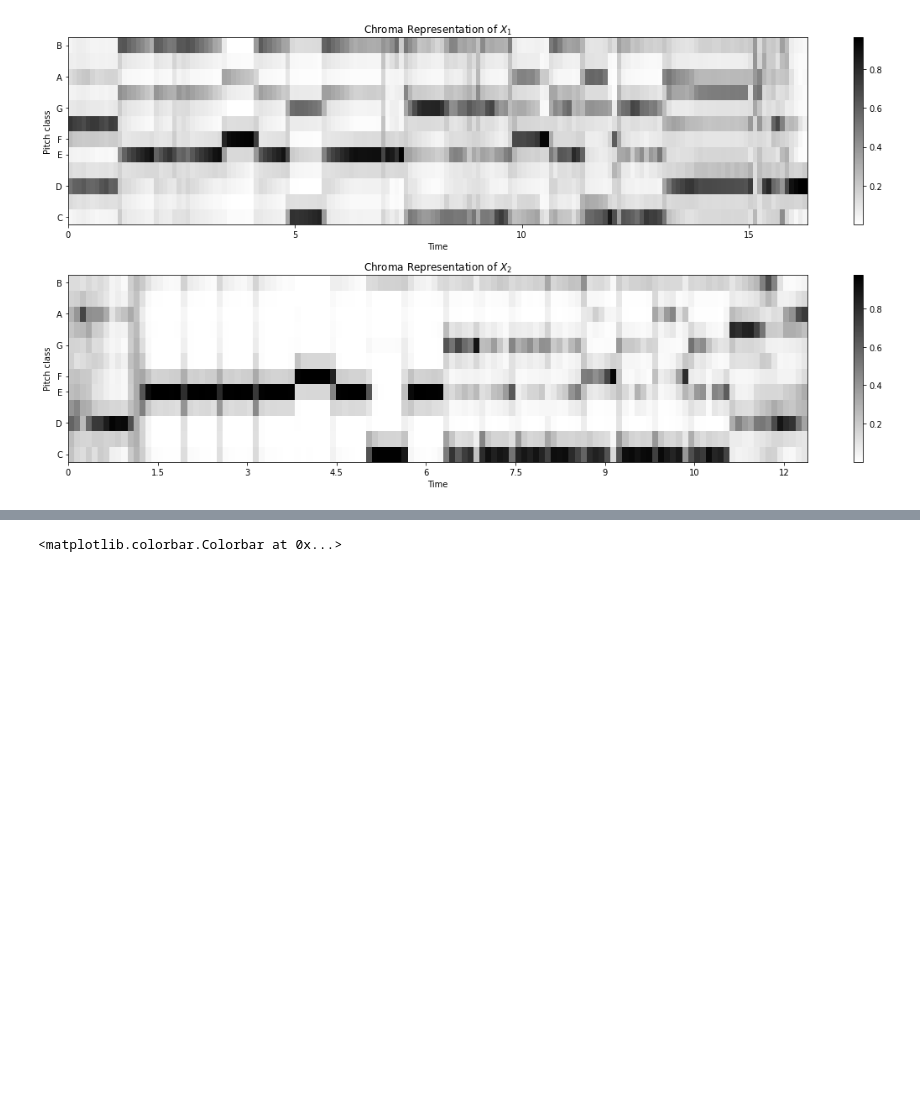
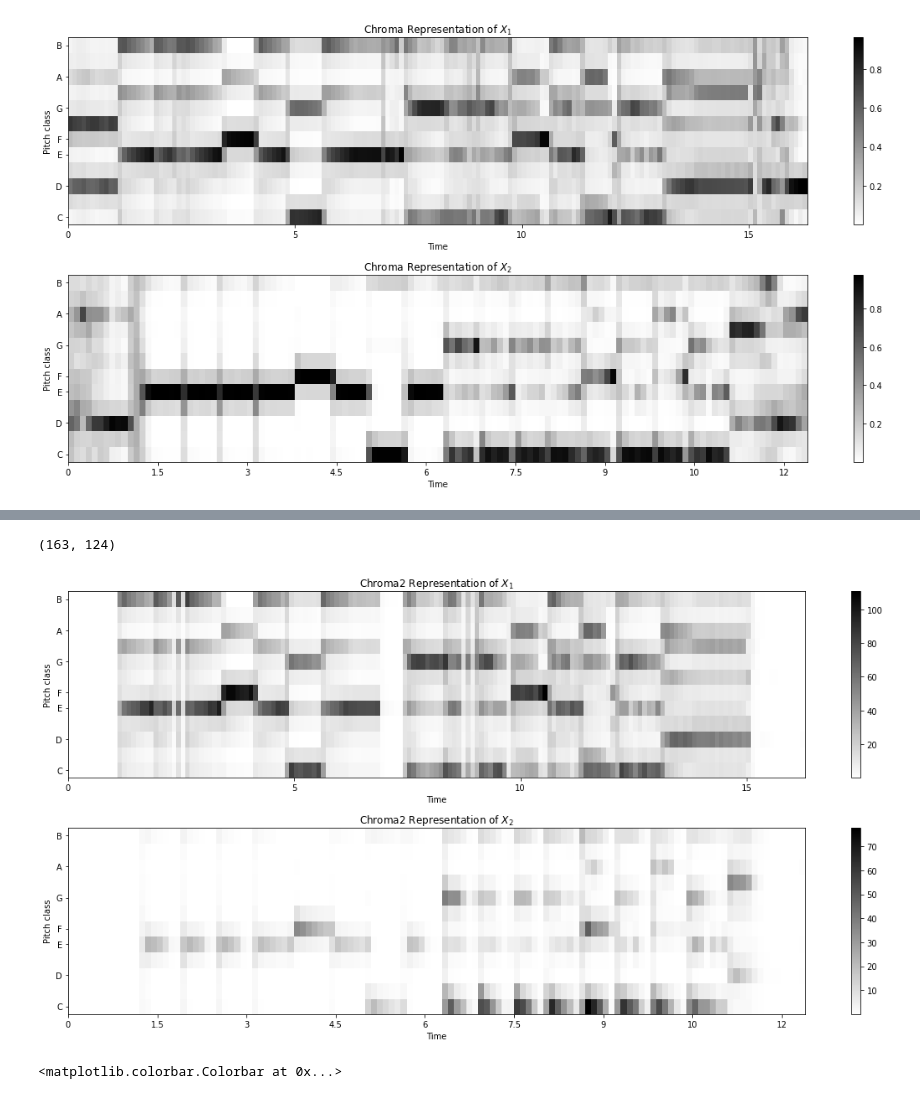
Before and after one commit to andreaspung/dtw-music, a Jupyter notebook: dtw-music.ipynb, the cells around one changed output, grey strips where cells are left out. Cells and saved outputs as stored; diff of their text form; code cells hidden in the pictures; blank space fills up the shorter version.

```diff
--- a/dtw-music.ipynb
+++ b/dtw-music.ipynb
@@ -59,21 +63,23 @@ The sampling rate of the file is 22050
 # %%
-file_name = audio_files[audio_files.index("audio/short files/clavichord.WAV")]
-print(file_name)
-x_1, fs = librosa.load(file_name)
+file_name1 = audio_files[audio_files.index("audio/short files/clavichord.WAV")]
+print(file_name1)
+x_1, fs = librosa.load(file_name1)
 plt.figure(figsize=(16, 4))
 librosa.display.waveplot(x_1, sr=fs)
-plt.title('Slower Version $X_1$')
+plt.title('Clavichord version, $X_1$')
+plt.savefig("./figures/x1.png")
 plt.tight_layout()
 # %% [output]
 audio/short files/clavichord.WAV
 [figure]
 # %%
-file_name = audio_files[audio_files.index("audio/short files/norhythm.WAV")]
-print(file_name)
-x_2, fs = librosa.load(file_name)
+file_name2 = audio_files[audio_files.index("audio/short files/norhythm.WAV")]
+print(file_name2)
+x_2, fs = librosa.load(file_name2)
 plt.figure(figsize=(16, 4))
 librosa.display.waveplot(x_2, sr=fs)
-plt.title('Faster Version $X_2$')
+plt.title('No rhythm version $X_2$')
+plt.savefig("./figures/x2.png")
 plt.tight_layout()
 # %% [output]
 audio/short files/norhythm.WAV
@@ -112 +111,61 @@ print(steps.shape)
+# %%
+# https://librosa.org/doc/latest/generated/librosa.sequence.dtw.html?highlight=dtw
+D, wp, steps = librosa.sequence.dtw(X=x_1_chroma, Y=x_2_chroma, metric='cosine',
+                                    return_steps=True)
+# D - accumulated cost matrix
+print(steps.shape)
+
+#second version of Chroma
+x_1_chroma_2 = librosa.feature.chroma_stft(y=x_1, sr=fs, tuning=0, norm=2,
+                                         hop_length=hop_size, n_fft=n_fft)
+x_2_chroma_2 = librosa.feature.chroma_stft(y=x_2, sr=fs, tuning=0, norm=2,
+                                         hop_length=hop_size, n_fft=n_fft)
+
+step_max1 = math.floor(len(x_1)/hop_size)
+step_max2 = math.floor(len(x_2)/hop_size)
+factor1 = [0]*step_max1
+factor2 = [0]*step_max2
+
+for step in range(step_max1):
+    start = step * hop_size
+    end = (step + 1) * hop_size
+    factor1[step] = sum(abs(x_1[start:end]))
+
+for step in range(step_max2):
+    start = step * hop_size
+    end = (step + 1) * hop_size
+    factor2[step] = sum(abs(x_2[start:end]))
+
+#max_coefficient1 = max(factor1)
+#factor1 = factor1 / max_coefficient1
+#max_coefficient2 = max(factor2)
+#factor2 = factor2 / max_coefficient2
+
+x_1_chroma_2 = x_1_chroma_2.T
+x_2_chroma_2 = x_2_chroma_2.T
+
+for step in range(step_max1):
+    x_1_chroma_2[step] = x_1_chroma_2[step] * factor1[step]
+for step in range(step_max2):
+    x_2_chroma_2[step] = x_2_chroma_2[step] * factor2[step]
+
+x_1_chroma_2 = x_1_chroma_2.T
+x_2_chroma_2 = x_2_chroma_2.T
+
+plt.figure(figsize=(16, 8))
+plt.subplot(2, 1, 1)
+plt.title('Chroma2 Representation of $X_1$')
+librosa.display.specshow(x_1_chroma_2, x_axis='time',
+                         y_axis='chroma', cmap='gray_r', hop_length=hop_size)
+plt.colorbar()
+plt.subplot(2, 1, 2)
+plt.title('Chroma2 Representation of $X_2$')
+librosa.display.specshow(x_2_chroma_2, x_axis='time',
+                         y_axis='chroma', cmap='gray_r', hop_length=hop_size)
+plt.colorbar()
+plt.savefig("./figures/chroma2.png")
+plt.tight_layout()
+# %% [output]
+(163, 124)
+[figure, added]
 # %%
```
Also changed, not shown: parts of 14 cells of this notebook.
